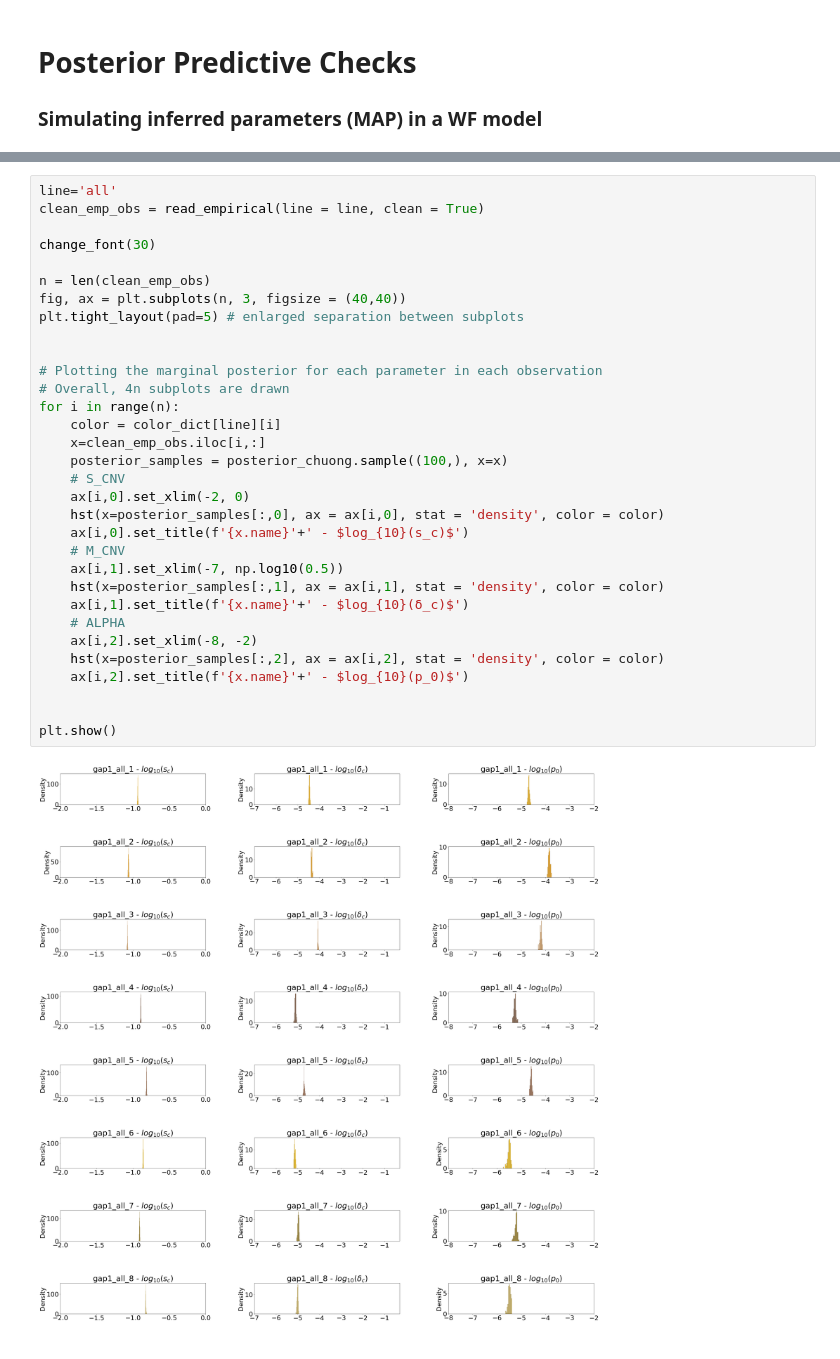
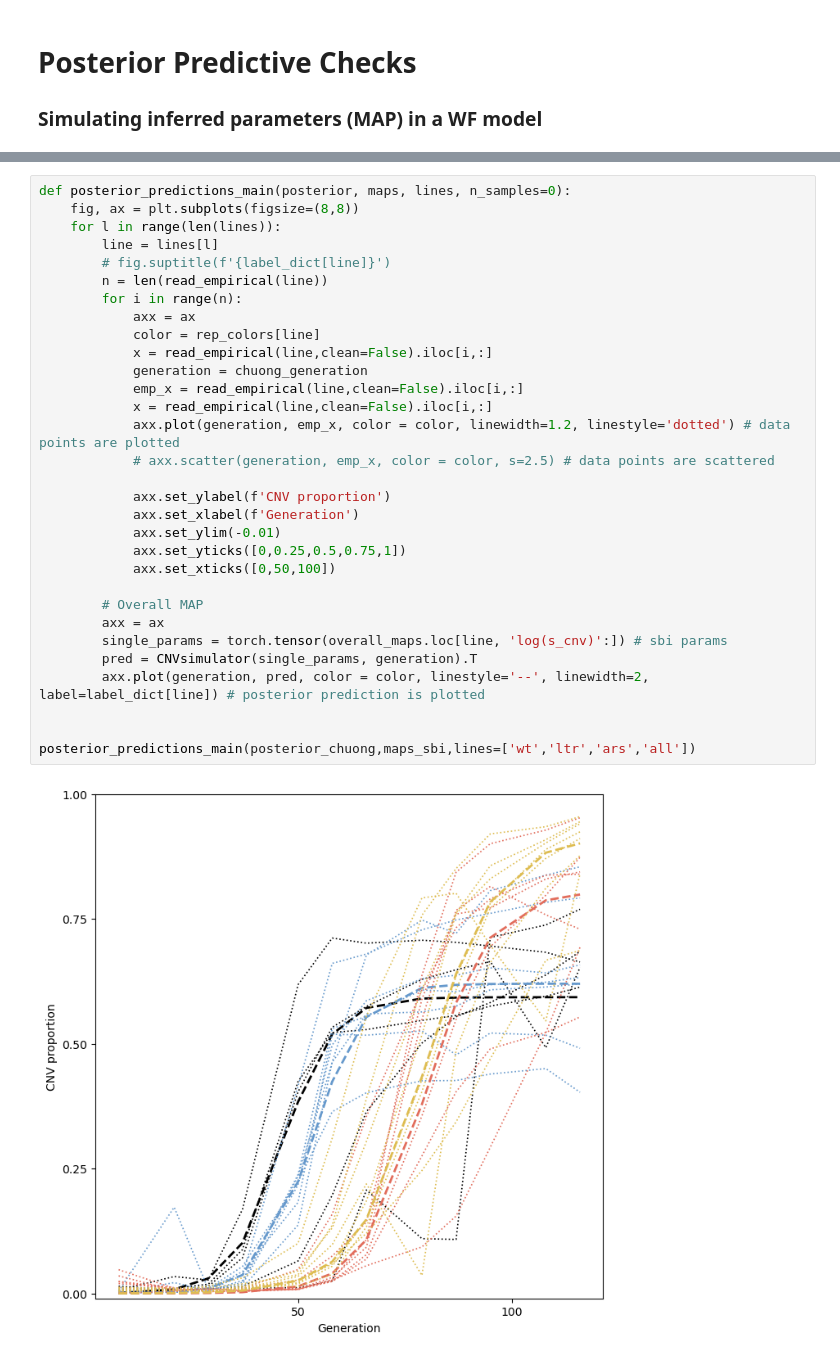
Before and after one commit to yoavram-lab/chuong_et_al, a Jupyter notebook: Empirical Analysis.ipynb, the cells around one changed output, grey strips where cells are left out. Drawn from its saved outputs; the diff is of its cells as text.

```diff
--- a/Empirical Analysis.ipynb
+++ b/Empirical Analysis.ipynb
@@ -335,34 +337,33 @@ posterior_predictions(posterior_chuong, maps_sbi, line='together' ,sep=5, cols=6
-# %%
-line='all'
-clean_emp_obs = read_empirical(line = line, clean = True)
-
-change_font(30)
-
-n = len(clean_emp_obs)
-fig, ax = plt.subplots(n, 3, figsize = (40,40))
-plt.tight_layout(pad=5) # enlarged separation between subplots
-
-
-# Plotting the marginal posterior for each parameter in each observation
-# Overall, 4n subplots are drawn
-for i in range(n):
-    color = color_dict[line][i]
-    x=clean_emp_obs.iloc[i,:]
-    posterior_samples = posterior_chuong.sample((100,), x=x)
-    # S_CNV
-    ax[i,0].set_xlim(-2, 0)
-    hst(x=posterior_samples[:,0], ax = ax[i,0], stat = 'density', color = color)
-    ax[i,0].set_title(f'{x.name}'+' - $log_{10}(s_c)$')
-    # M_CNV
-    ax[i,1].set_xlim(-7, np.log10(0.5))
-    hst(x=posterior_samples[:,1], ax = ax[i,1], stat = 'density', color = color)
-    ax[i,1].set_title(f'{x.name}'+' - $log_{10}(δ_c)$')
-    # ALPHA
-    ax[i,2].set_xlim(-8, -2)
-    hst(x=posterior_samples[:,2], ax = ax[i,2], stat = 'density', color = color)
-    ax[i,2].set_title(f'{x.name}'+' - $log_{10}(p_0)$')
-
-
-plt.show()
-# %% [output]
-[figure, removed]
+# %%
+def posterior_predictions_main(posterior, maps, lines, n_samples=0):
+    fig, ax = plt.subplots(figsize=(8,8))
+    for l in range(len(lines)):
+        line = lines[l]
+        # fig.suptitle(f'{label_dict[line]}')
+        n = len(read_empirical(line))
+        for i in range(n):
+            axx = ax
+            color = rep_colors[line]
+            x = read_empirical(line,clean=False).iloc[i,:]
+            generation = chuong_generation
+            emp_x = read_empirical(line,clean=False).iloc[i,:]
+            x = read_empirical(line,clean=False).iloc[i,:]
+            axx.plot(generation, emp_x, color = color, linewidth=1.2, linestyle='dotted') # data points are plotted
+            # axx.scatter(generation, emp_x, color = color, s=2.5) # data points are scattered
+
+            axx.set_ylabel(f'CNV proportion')
+            axx.set_xlabel(f'Generation')
+            axx.set_ylim(-0.01)
+            axx.set_yticks([0,0.25,0.5,0.75,1])
+            axx.set_xticks([0,50,100])
+
+        # Overall MAP
+        axx = ax
+        single_params = torch.tensor(overall_maps.loc[line, 'log(s_cnv)':]) # sbi params
+        pred = CNVsimulator(single_params, generation).T
+        axx.plot(generation, pred, color = color, linestyle='--', linewidth=2, label=label_dict[line]) # posterior prediction is plotted
+
+
+posterior_predictions_main(posterior_chuong,maps_sbi,lines=['wt','ltr','ars','all'])
+# %% [output]
+[figure, added]
```
Also changed, not shown: parts of 8 cells of this notebook.
